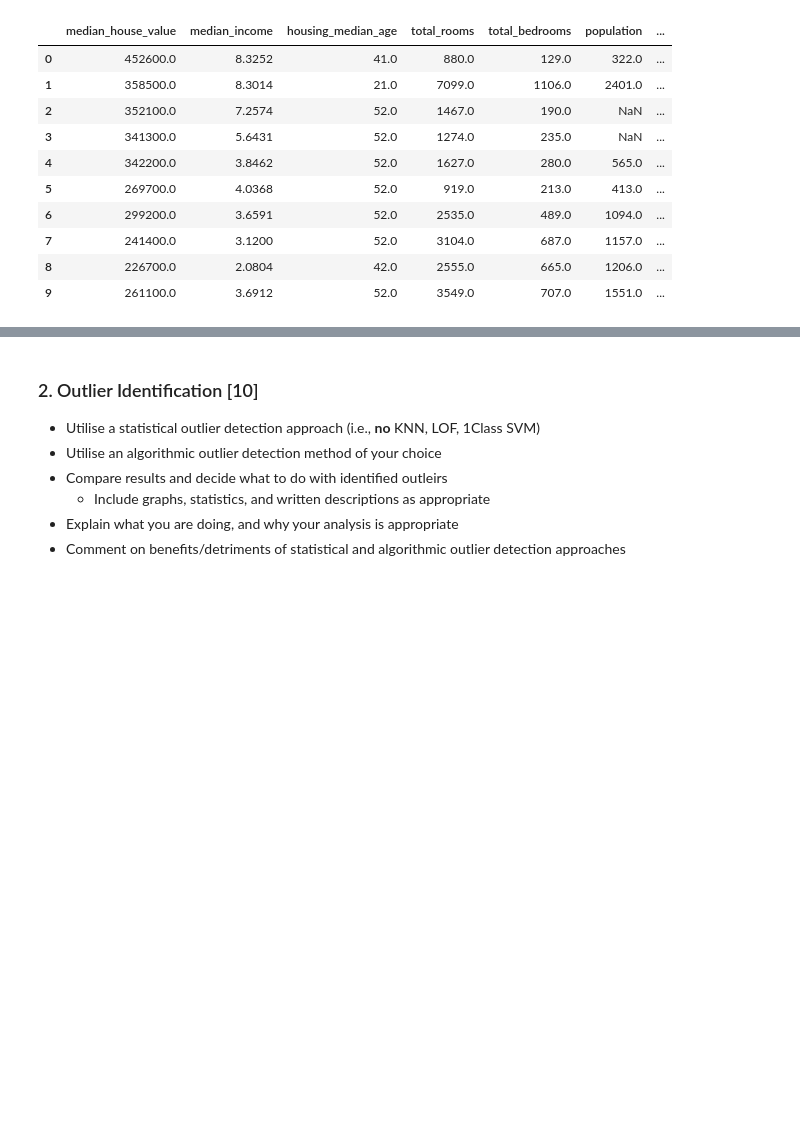
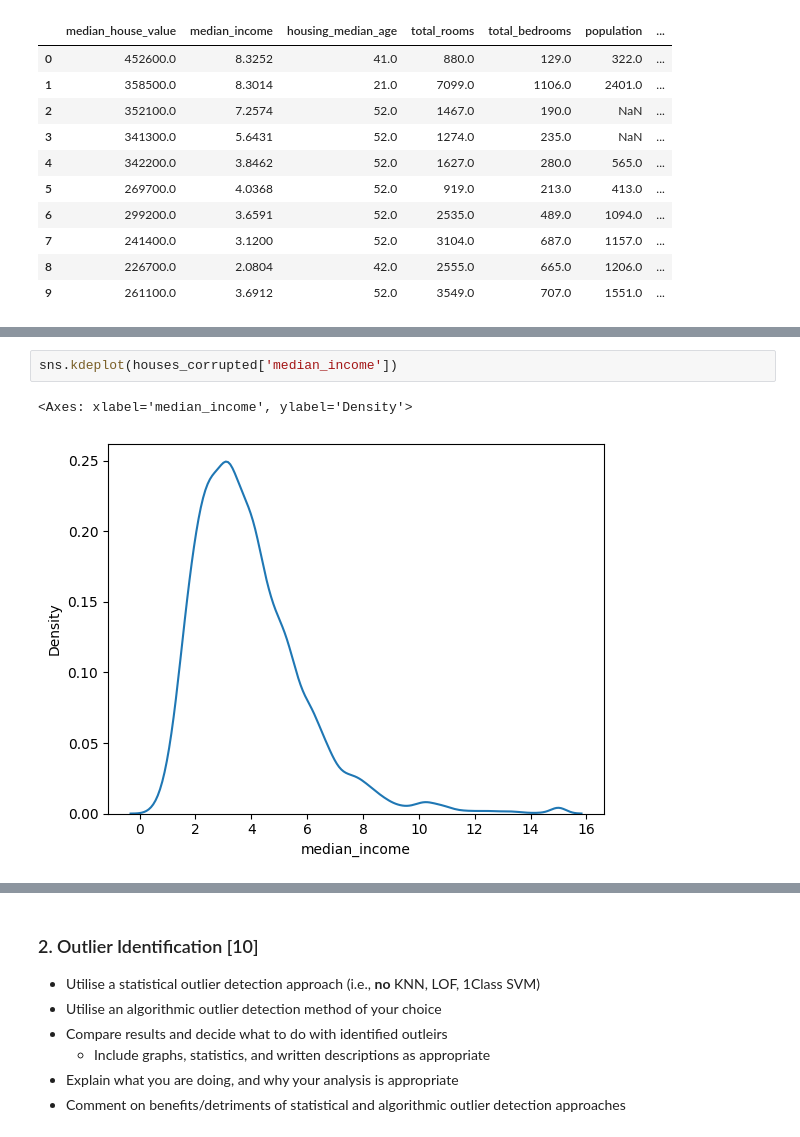
Before and after one commit to C2014515/https-github.com-newcastleuniversity-computing-CSC3831_Final_Assessment, a Jupyter notebook: Coursework/CSC3831_Final_Assessment.ipynb, the cells around one changed output, grey strips where cells are left out. Cells and saved outputs as stored; diff of their text form; blank space fills up the shorter version.

```diff
--- a/Coursework/CSC3831_Final_Assessment.ipynb
+++ b/Coursework/CSC3831_Final_Assessment.ipynb
@@ -35,0 +46,5 @@ houses_corrupted.head(10)
+# %%
+sns.kdeplot(houses_corrupted['median_income'])
+# %% [output]
+<Axes: xlabel='median_income', ylabel='Density'>
+[figure, added]
```
Also changed, not shown: parts of 10 cells of this notebook.
